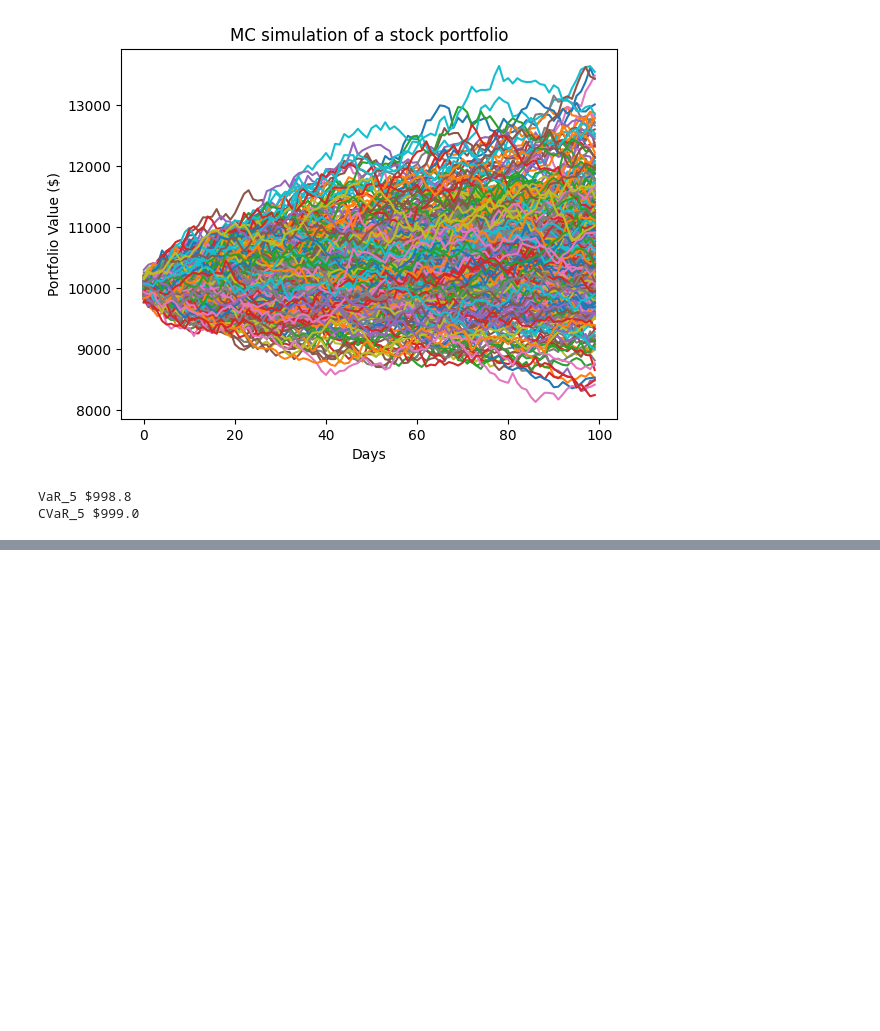
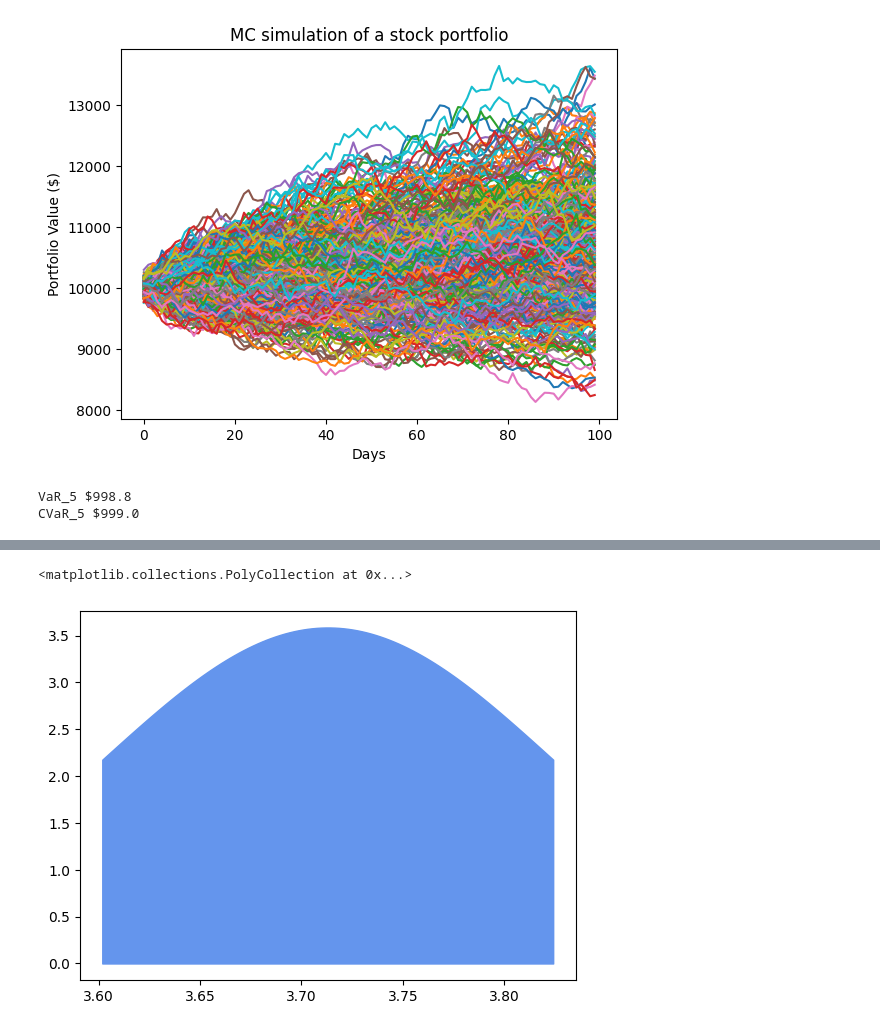
Before and after one commit to ranjan2829/Quant, a Jupyter notebook: Monte_Carlo_FInancial_Model.ipynb, the cells around one changed output, grey strips where cells are left out. Saved outputs shown, nothing was run; the diff lists cells and outputs as text; code cells hidden in the pictures; blank space fills up the shorter version.

```diff
--- a/Monte_Carlo_FInancial_Model.ipynb
+++ b/Monte_Carlo_FInancial_Model.ipynb
@@ -124,0 +175,5 @@ CVaR_5 $999.0
+# %%
+plt.fill_between(x2,s2,color='cornflowerblue',label='1 StDev')
+# %% [output]
+<matplotlib.collections.PolyCollection at 0x...>
+[figure, added]
```
Also changed, not shown: parts of 12 cells of this notebook.
